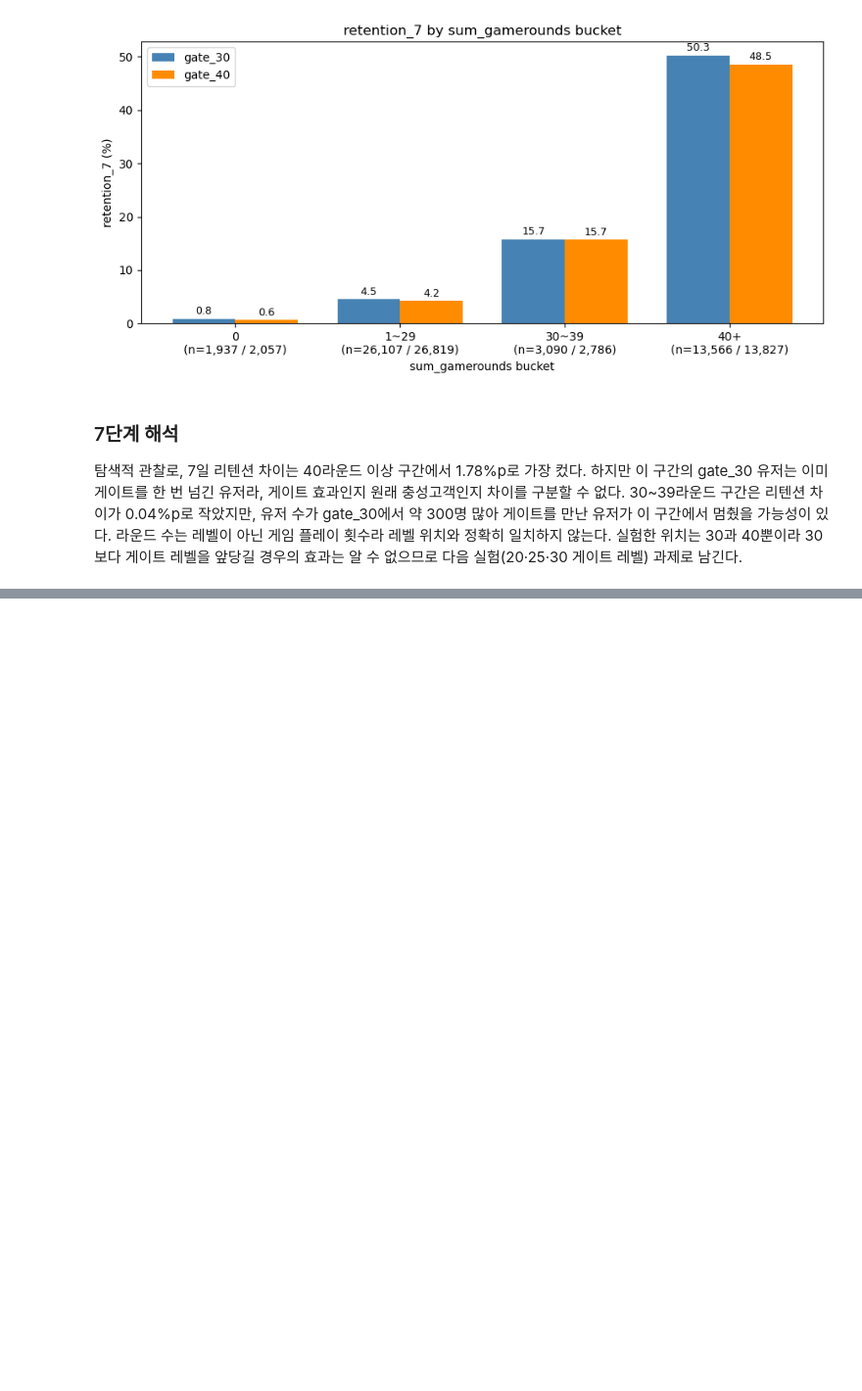
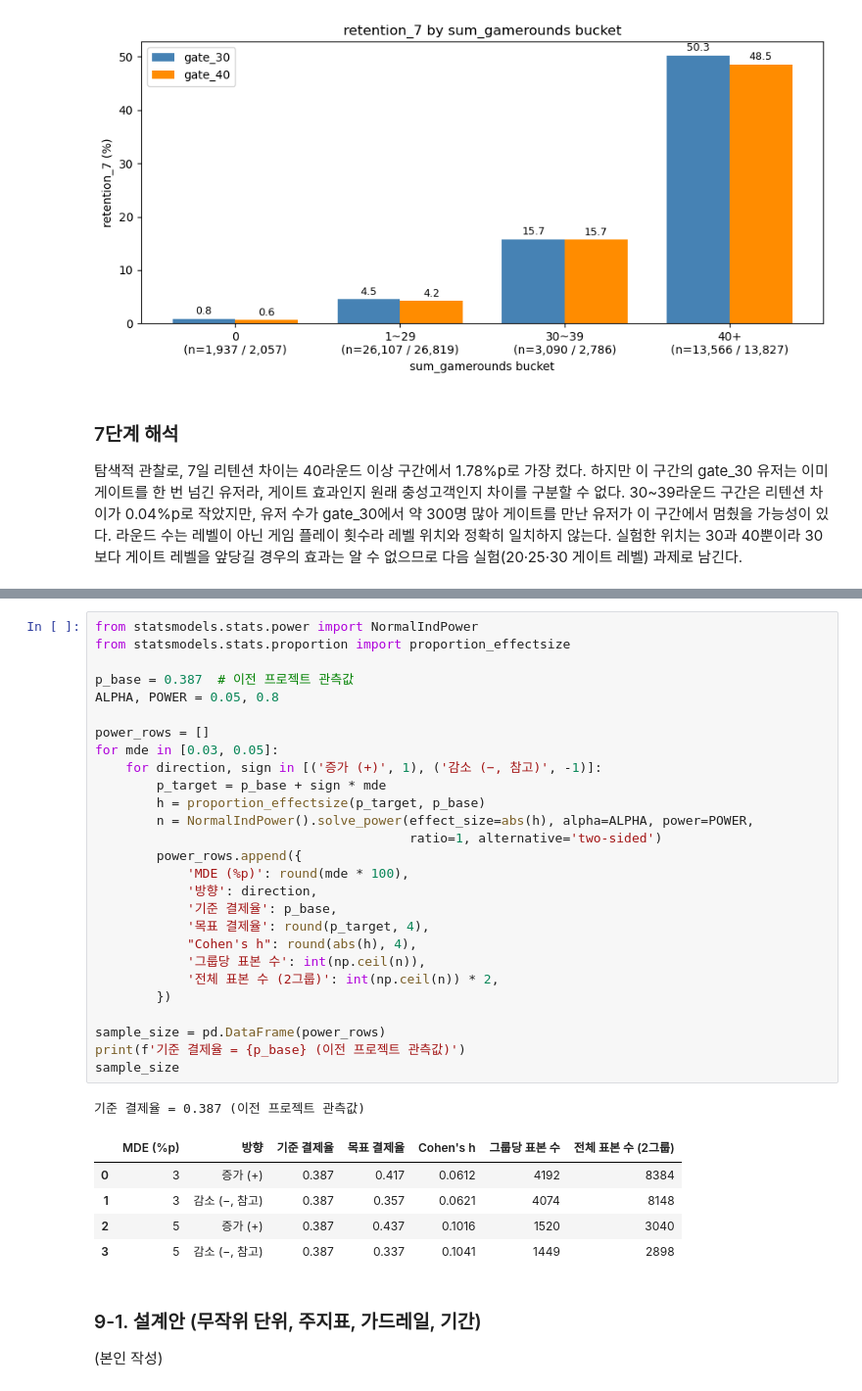
Before and after one commit to julyryunth-ux/cookie-cats-ab-test, a Jupyter notebook: analysis.ipynb, the cells around one changed output, grey strips where cells are left out. Shown at 98% size. Saved outputs shown, nothing was run; the diff lists cells and outputs as text; blank space fills up the shorter version.

```diff
--- a/analysis.ipynb
+++ b/analysis.ipynb
@@ -625,0 +712,38 @@ plt.show()
+# %%
+from statsmodels.stats.power import NormalIndPower
+from statsmodels.stats.proportion import proportion_effectsize
+
+p_base = 0.387  # 이전 프로젝트 관측값
+ALPHA, POWER = 0.05, 0.8
+
+power_rows = []
+for mde in [0.03, 0.05]:
+    for direction, sign in [('증가 (+)', 1), ('감소 (−, 참고)', -1)]:
+        p_target = p_base + sign * mde
+        h = proportion_effectsize(p_target, p_base)
+        n = NormalIndPower().solve_power(effect_size=abs(h), alpha=ALPHA, power=POWER,
+                                         ratio=1, alternative='two-sided')
+        power_rows.append({
+            'MDE (%p)': round(mde * 100),
+            '방향': direction,
+            '기준 결제율': p_base,
+            '목표 결제율': round(p_target, 4),
+            "Cohen's h": round(abs(h), 4),
+            '그룹당 표본 수': int(np.ceil(n)),
+            '전체 표본 수 (2그룹)': int(np.ceil(n)) * 2,
+        })
+
+sample_size = pd.DataFrame(power_rows)
+print(f'기준 결제율 = {p_base} (이전 프로젝트 관측값)')
+sample_size
+# %% [output]
+기준 결제율 = 0.387 (이전 프로젝트 관측값)
+|  | MDE (%p) | 방향 | 기준 결제율 | 목표 결제율 | Cohen's h | 그룹당 표본 수 | 전체 표본 수 (2그룹) |
+| 0 | 3 | 증가 (+) | 0.387 | 0.417 | 0.0612 | 4192 | 8384 |
+| 1 | 3 | 감소 (−, 참고) | 0.387 | 0.357 | 0.0621 | 4074 | 8148 |
+| 2 | 5 | 증가 (+) | 0.387 | 0.437 | 0.1016 | 1520 | 3040 |
+| 3 | 5 | 감소 (−, 참고) | 0.387 | 0.337 | 0.1041 | 1449 | 2898 |
+# %% [markdown]
+### 9-1. 설계안 (무작위 단위, 주지표, 가드레일, 기간)
+
+(본인 작성)
```
Also changed, not shown: parts of 5 cells of this notebook.
